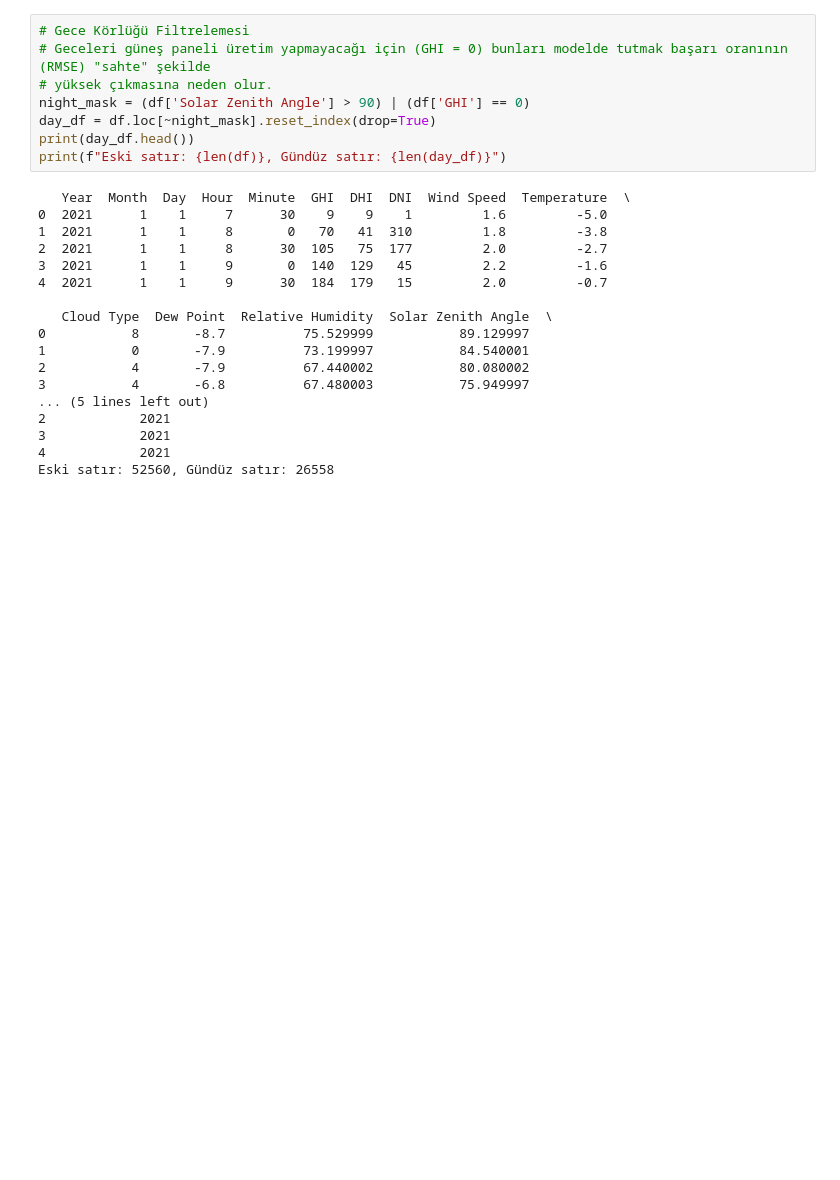
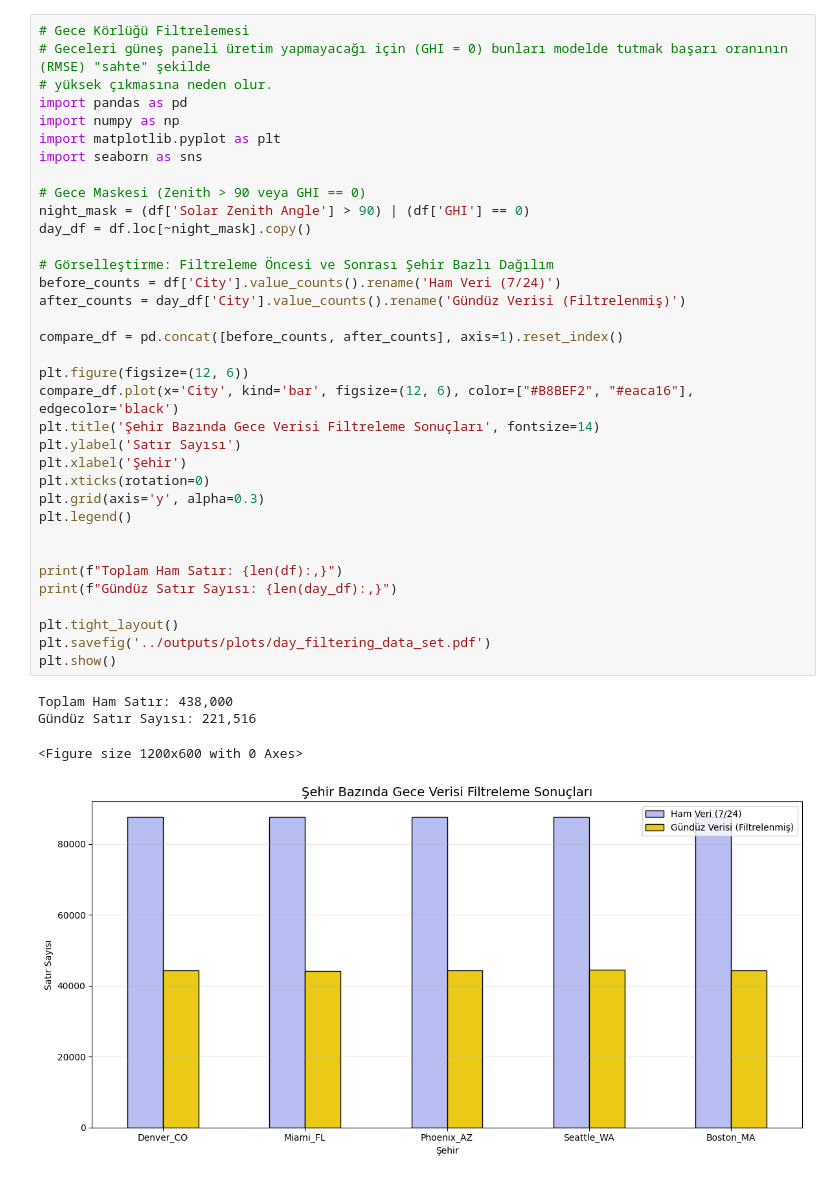
Before and after one commit to MelihKotman/Solar-Forecasting-XAI, a Jupyter notebook: notebooks/02_03_eda_analysis.ipynb, the cells around one changed output. Saved outputs shown, nothing was run; the diff lists cells and outputs as text; blank space fills up the shorter version.

```diff
--- a/notebooks/02_03_eda_analysis.ipynb
+++ b/notebooks/02_03_eda_analysis.ipynb
@@ -30,26 +30,40 @@ datetime
 # %%
 # Gece Körlüğü Filtrelemesi
 # Geceleri güneş paneli üretim yapmayacağı için (GHI = 0) bunları modelde tutmak başarı oranının (RMSE) "sahte" şekilde
 # yüksek çıkmasına neden olur.
+import pandas as pd
+import numpy as np
+import matplotlib.pyplot as plt
+import seaborn as sns
+
+# Gece Maskesi (Zenith > 90 veya GHI == 0)
 night_mask = (df['Solar Zenith Angle'] > 90) | (df['GHI'] == 0)
-day_df = df.loc[~night_mask].reset_index(drop=True)
-print(day_df.head())
-print(f"Eski satır: {len(df)}, Gündüz satır: {len(day_df)}")
+day_df = df.loc[~night_mask].copy()
+
+# Görselleştirme: Filtreleme Öncesi ve Sonrası Şehir Bazlı Dağılım
+before_counts = df['City'].value_counts().rename('Ham Veri (7/24)')
+after_counts = day_df['City'].value_counts().rename('Gündüz Verisi (Filtrelenmiş)')
+
+compare_df = pd.concat([before_counts, after_counts], axis=1).reset_index()
+
+plt.figure(figsize=(12, 6))
+compare_df.plot(x='City', kind='bar', figsize=(12, 6), color=["#B8BEF2", "#eaca16"], edgecolor='black')
+plt.title('Şehir Bazında Gece Verisi Filtreleme Sonuçları', fontsize=14)
+plt.ylabel('Satır Sayısı')
+plt.xlabel('Şehir')
+plt.xticks(rotation=0)
+plt.grid(axis='y', alpha=0.3)
+plt.legend()
+
+
+print(f"Toplam Ham Satır: {len(df):,}")
+print(f"Gündüz Satır Sayısı: {len(day_df):,}")
+
+plt.tight_layout()
+plt.savefig('../outputs/plots/day_filtering_data_set.pdf')
+plt.show()
 # %% [output]
-   Year  Month  Day  Hour  Minute  GHI  DHI  DNI  Wind Speed  Temperature  \
-0  2021      1    1     7      30    9    9    1         1.6         -5.0
-1  2021      1    1     8       0   70   41  310         1.8         -3.8
-2  2021      1    1     8      30  105   75  177         2.0         -2.7
-3  2021      1    1     9       0  140  129   45         2.2         -1.6
-4  2021      1    1     9      30  184  179   15         2.0         -0.7
-
-   Cloud Type  Dew Point  Relative Humidity  Solar Zenith Angle  \
-0           8       -8.7          75.529999           89.129997
-1           0       -7.9          73.199997           84.540001
-2           4       -7.9          67.440002           80.080002
-3           4       -6.8          67.480003           75.949997
-... (5 lines left out)
-2            2021
-3            2021
-4            2021
-Eski satır: 52560, Gündüz satır: 26558
+Toplam Ham Satır: 438,000
+Gündüz Satır Sayısı: 221,516
+<Figure size 1200x600 with 0 Axes>
+[figure, added]
```
Also changed, not shown: parts of 9 cells of this notebook, 16 other files.
